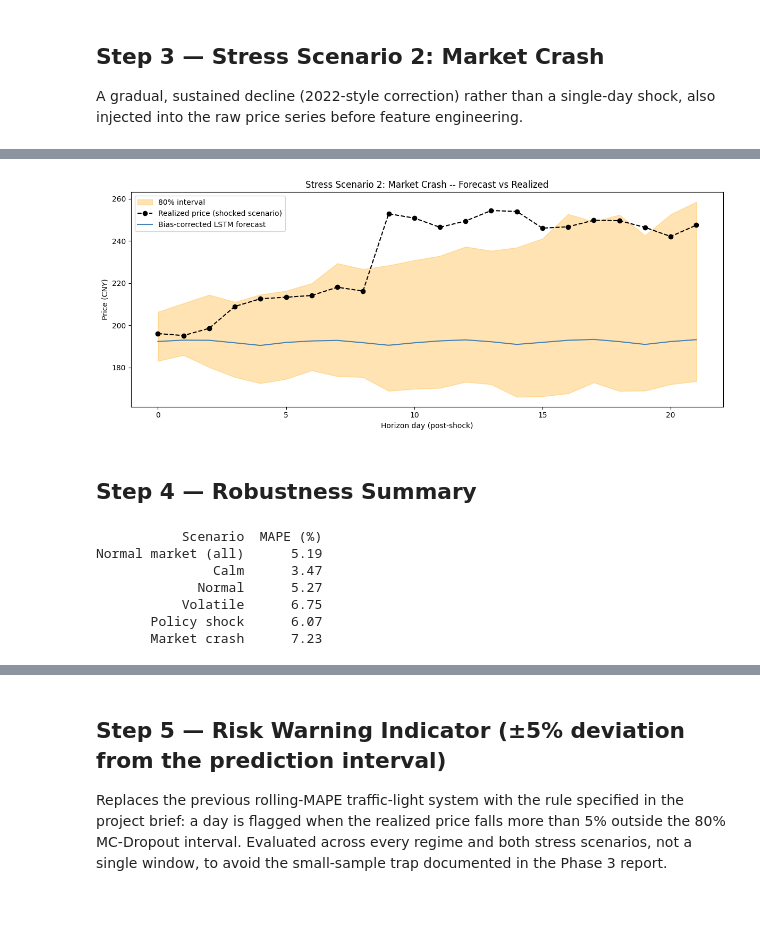
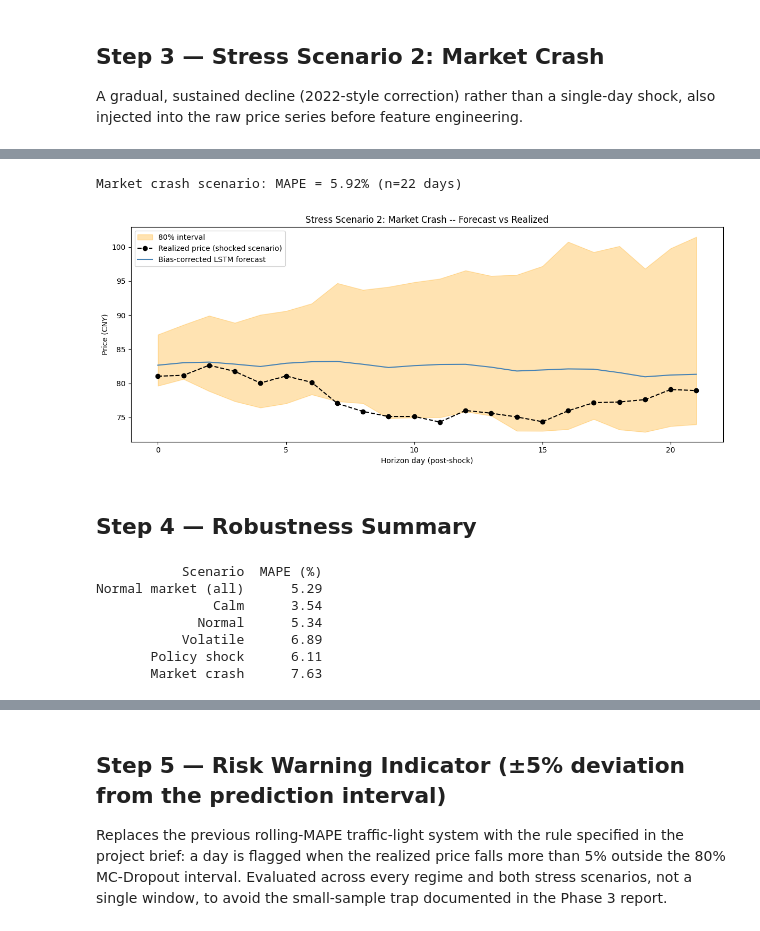
Before and after one commit to Andreipic/xidian-internship-multifactor-stock-volatility-model, a Jupyter notebook: notebooks/phase4_robustness.ipynb, the cells around one changed output, grey strips where cells are left out. Saved outputs shown, nothing was run; the diff lists cells and outputs as text; code cells hidden in the pictures.

Commit message:
Push final validated Phase 3 and Phase 4 notebooks

```diff
--- a/notebooks/phase4_robustness.ipynb
+++ b/notebooks/phase4_robustness.ipynb
@@ -171,6 +172,10 @@ for col in PRICE_LEVEL_COLS:
     data_lstm[col] = data_lstm[col].pct_change()
 for col in RATE_LEVEL_COLS:
     data_lstm[col] = data_lstm[col].diff()
+
+# pct_change() divides by the previous value -- a zero (e.g. a halted-trading day
+# with Volume=0) produces +/-inf instead of NaN, same fix as Phase 3.
+data_lstm.replace([np.inf, -np.inf], np.nan, inplace=True)
 data_lstm.dropna(inplace=True)
 
 feature_cols = [c for c in data_lstm.columns if c not in ("log_return", "Close")]
@@ -416,6 +421,7 @@ def rebuild_features_and_forecast(raw_df_scenario, scenario_label, shock_idx=Non
         d_lstm[col] = d_lstm[col].pct_change()
     for col in RATE_LEVEL_COLS:
         d_lstm[col] = d_lstm[col].diff()
+    d_lstm.replace([np.inf, -np.inf], np.nan, inplace=True)
     d_lstm.dropna(inplace=True)
 
     X_sc = scaler_X.transform(d_lstm[feature_cols])
@@ -499,24 +505,30 @@ def apply_market_crash(raw_df, start_day=None, crash_duration=40, total_drop=0.2
         d.loc[d.index[start_day]:d.index[min(recovery_start + recovery_days, len(d)-1)], "VIX"] += 15
     return d, start_day
 
-def evaluate_scenario_multi_anchor(shock_fn, raw_context, label, n_anchors=5, **shock_kwargs):
-    """Fait tourner le scenario de choc a plusieurs points d'ancrage dans le test set
-    et rapporte la distribution de MAPE, plutot qu'un seul chiffre potentiellement bruite."""
-    anchors = np.linspace(split_idx + LOOKBACK + 30, len(raw_context) - 100, n_anchors, dtype=int)
+# Fixed calendar anchors (not relative dataset-length positions), so results don't
+# drift if the underlying dataset length changes by a few rows between runs.
+FIXED_ANCHOR_DATES = ["2022-12-12", "2023-08-09", "2024-04-11", "2024-12-06", "2025-08-06"]
+fixed_anchors = [raw_context.index.get_indexer([d], method="nearest")[0] for d in FIXED_ANCHOR_DATES]
+
+def evaluate_scenario_fixed_anchors(shock_fn, raw_context, label, anchors, **shock_kwargs):
     mapes = []
     for anchor in anchors:
+        np.random.seed(anchor)
         shocked_raw, shock_idx = shock_fn(raw_context, start_day=int(anchor), **shock_kwargs)
         true_p, preds_p = rebuild_features_and_forecast(shocked_raw, f"{label} @ {raw_context.index[anchor].date()}", shock_idx=shock_idx)
         mapes.append(mean_absolute_percentage_error(true_p, preds_p) * 100)
-    print(f"{label}: MAPE moyen = {np.mean(mapes):.2f}% (min={np.min(mapes):.2f}%, max={np.max(mapes):.2f}%, sur {n_anchors} ancrages)")
+    print(f"{label}: MAPE moyen = {np.mean(mapes):.2f}% (min={np.min(mapes):.2f}%, max={np.max(mapes):.2f}%, sur {len(anchors)} ancrages)")
     return mapes
 
-mapes_crash = evaluate_scenario_multi_anchor(apply_market_crash, raw_context, "Market crash")
-mapes_policy = evaluate_scenario_multi_anchor(
+# Seed fixed so the noise injected inside apply_market_crash / apply_policy_shock
+# is reproducible across runs -- without this, results vary even with the same anchors.
+np.random.seed(42)
+mapes_crash = evaluate_scenario_fixed_anchors(apply_market_crash, raw_context, "Market crash", fixed_anchors)
+
+np.random.seed(42)
+mapes_policy = evaluate_scenario_fixed_anchors(
     lambda raw_context, start_day, **kw: apply_policy_shock(raw_context, shock_day_offset=start_day, **kw),
-    raw_context, "Policy shock"
+    raw_context, "Policy shock", fixed_anchors
 )
 shocked_crash_raw, crash_start_idx = apply_market_crash(raw_context)
-true_crash, preds_crash = rebuild_features_and_forecast(
-    shocked_crash_raw, "Market crash scenario", shock_idx=crash_start_idx)
 # %% [output]
@@ -582,19 +597,26 @@ Policy shock: taux d'alerte moyen = 10.0% (min=0.0%, max=22.7%, sur 5 ancrages)
 # %%
 fig, ax = plt.subplots(figsize=(12, 5))
+
+illustrative_anchor = fixed_anchors[2]  # 2024-04-11, the Volatile-regime anchor
+shocked_crash_raw, crash_start_idx = apply_market_crash(raw_context, start_day=int(illustrative_anchor))
+true_crash, preds_crash = rebuild_features_and_forecast(
+    shocked_crash_raw, "Market crash scenario", shock_idx=crash_start_idx)
+
 x_axis = np.arange(len(true_crash))
 lo80, hi80 = conformal_interval(preds_crash, 0.80)
 ax.fill_between(x_axis, lo80, hi80, alpha=0.3, color="orange", label="80% interval")
 ax.plot(x_axis, true_crash, "k--o", label="Realized price (shocked scenario)")
 ax.plot(x_axis, preds_crash, color="steelblue", label="Bias-corrected LSTM forecast")
 ax.set_xlabel("Horizon day (post-shock)")
 ax.set_ylabel("Price (CNY)")
 ax.set_title("Stress Scenario 2: Market Crash -- Forecast vs Realized")
 ax.legend()
 plt.tight_layout()
 plt.savefig(f"{FIGURES}/stress_scenario_market_crash.png", dpi=150, bbox_inches="tight")
 plt.show()
 # %% [output]
+Market crash scenario: MAPE = 5.92% (n=22 days)
-[figure, old version]
+[figure, new version]
 # %% [markdown]
 ## Step 4 — Robustness Summary
 # %%
@@ -611,12 +633,12 @@ print(df_robust.to_string(index=False))
 df_robust.to_csv(DATA + "/phase4_robustness_table.csv", index=False)
 # %% [output]
            Scenario  MAPE (%)
-Normal market (all)      5.19
-               Calm      3.47
-             Normal      5.27
-           Volatile      6.75
-       Policy shock      6.07
-       Market crash      7.23
+Normal market (all)      5.29
+               Calm      3.54
+             Normal      5.34
+           Volatile      6.89
+       Policy shock      6.11
+       Market crash      7.63
 # %%
 scenarios_radar = df_robust["Scenario"].tolist()
 values_radar = df_robust["MAPE (%)"].tolist()
```
Also changed, not shown: parts of 14 cells of this notebook, 1 other file.
